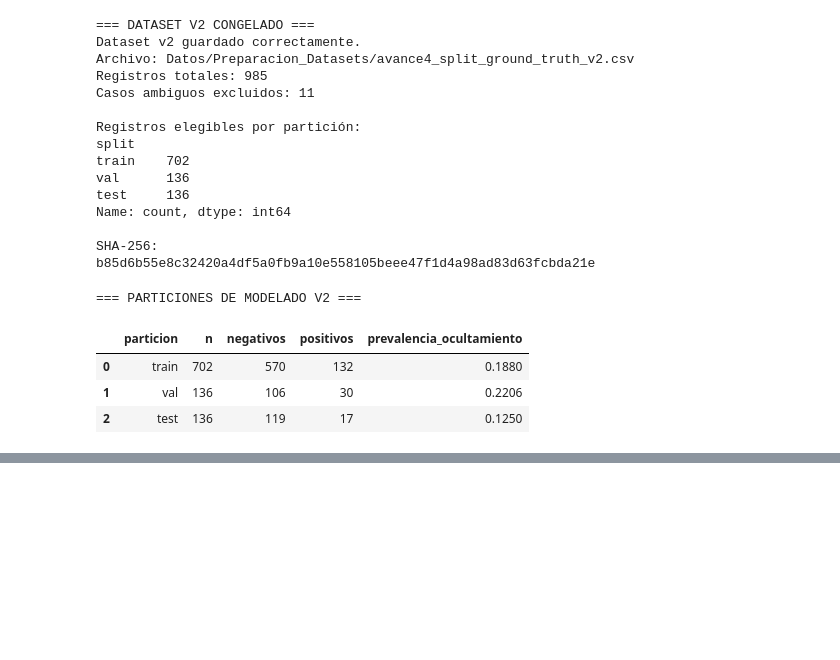
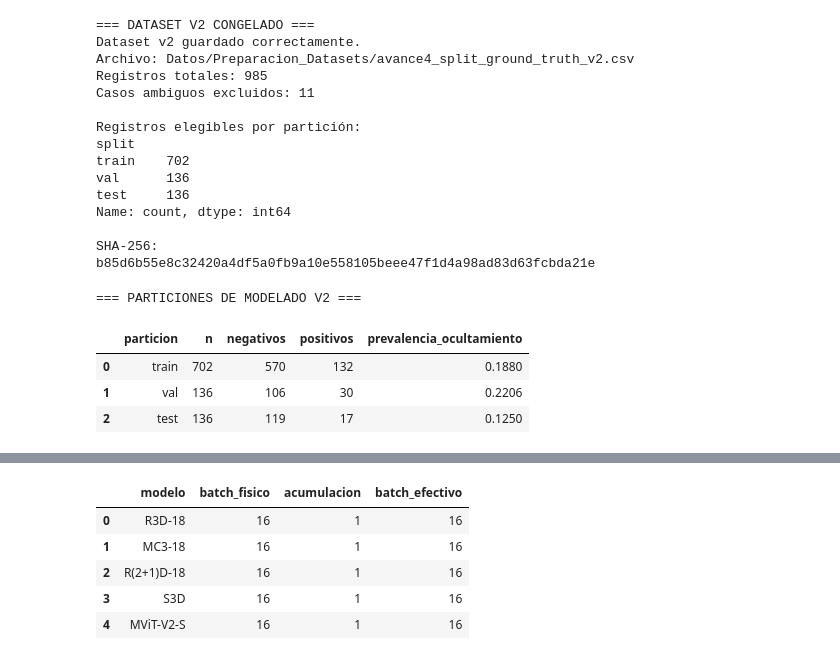
Before and after one commit to joseluistinajero/MNA---Proyecto-Integrador, a Jupyter notebook: Notebooks/Avance4_Equipo41.ipynb, the cells around one changed output, grey strips where cells are left out. Cells and saved outputs as stored; diff of their text form; code cells hidden in the pictures; blank space fills up the shorter version.

```diff
--- a/Notebooks/Avance4_Equipo41.ipynb
+++ b/Notebooks/Avance4_Equipo41.ipynb
@@ -1131,0 +3475,87 @@ A partir de esta sección, todos los modelos RGB utilizarán exactamente estas p
+# %%
+# ============================================================
+# Configuración definitiva de batch para comparación RGB
+# ============================================================
+
+BATCH_SIZE_RGB = 16
+
+CONFIG_BATCH_RGB = {
+    "R3D-18": {
+        "batch_size": 16,
+        "acumulacion": 1
+    },
+    "MC3-18": {
+        "batch_size": 16,
+        "acumulacion": 1
+    },
+    "R(2+1)D-18": {
+        "batch_size": 16,
+        "acumulacion": 1
+    },
+    "S3D": {
+        "batch_size": 16,
+        "acumulacion": 1
+    },
+    "MViT-V2-S": {
+        "batch_size": 16,
+        "acumulacion": 1
+    }
+}
+
+
+configuracion_batch_final = []
+
+
+for nombre_modelo, config in CONFIG_BATCH_RGB.items():
+
+    batch_fisico = config[
+        "batch_size"
+    ]
+
+    acumulacion = config[
+        "acumulacion"
+    ]
+
+    configuracion_batch_final.append(
+        {
+            "modelo": nombre_modelo,
+            "batch_fisico": batch_fisico,
+            "acumulacion": acumulacion,
+            "batch_efectivo": (
+                batch_fisico
+                * acumulacion
+            )
+        }
+    )
+
+
+df_batch_final = pd.DataFrame(
+    configuracion_batch_final
+)
+
+
+assert (
+    df_batch_final[
+        "batch_fisico"
+    ]
+    .eq(16)
+    .all()
+)
+
+assert (
+    df_batch_final[
+        "batch_efectivo"
+    ]
+    .eq(16)
+    .all()
+)
+
+
+print(
+    "=== CONFIGURACIÓN DEFINITIVA DE BATCH RGB ==="
+)
+
+display(
+    df_batch_final
+)
+# %% [output]
@@ -1131,0 +3563,6 @@ A partir de esta sección, todos los modelos RGB utilizarán exactamente estas p
+|  | modelo | batch_fisico | acumulacion | batch_efectivo |
+| 0 | R3D-18 | 16 | 1 | 16 |
+| 1 | MC3-18 | 16 | 1 | 16 |
+| 2 | R(2+1)D-18 | 16 | 1 | 16 |
+| 3 | S3D | 16 | 1 | 16 |
+| 4 | MViT-V2-S | 16 | 1 | 16 |
```
Also changed, not shown: parts of 47 cells of this notebook.
